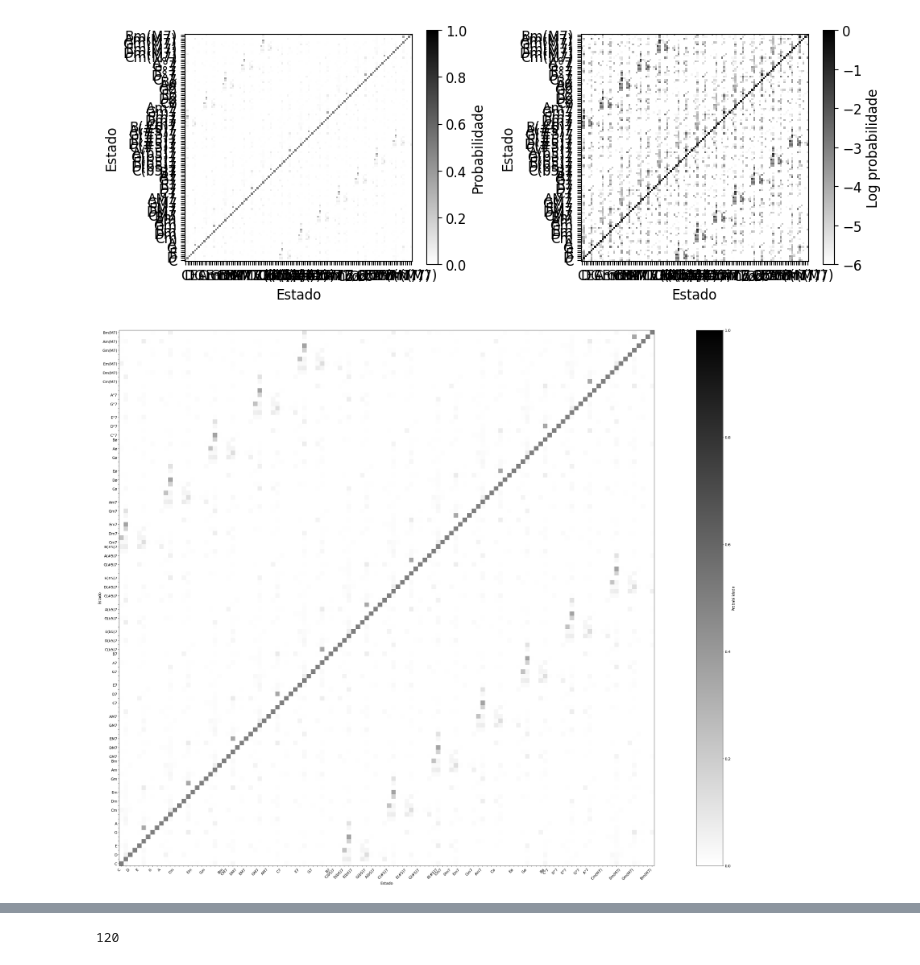
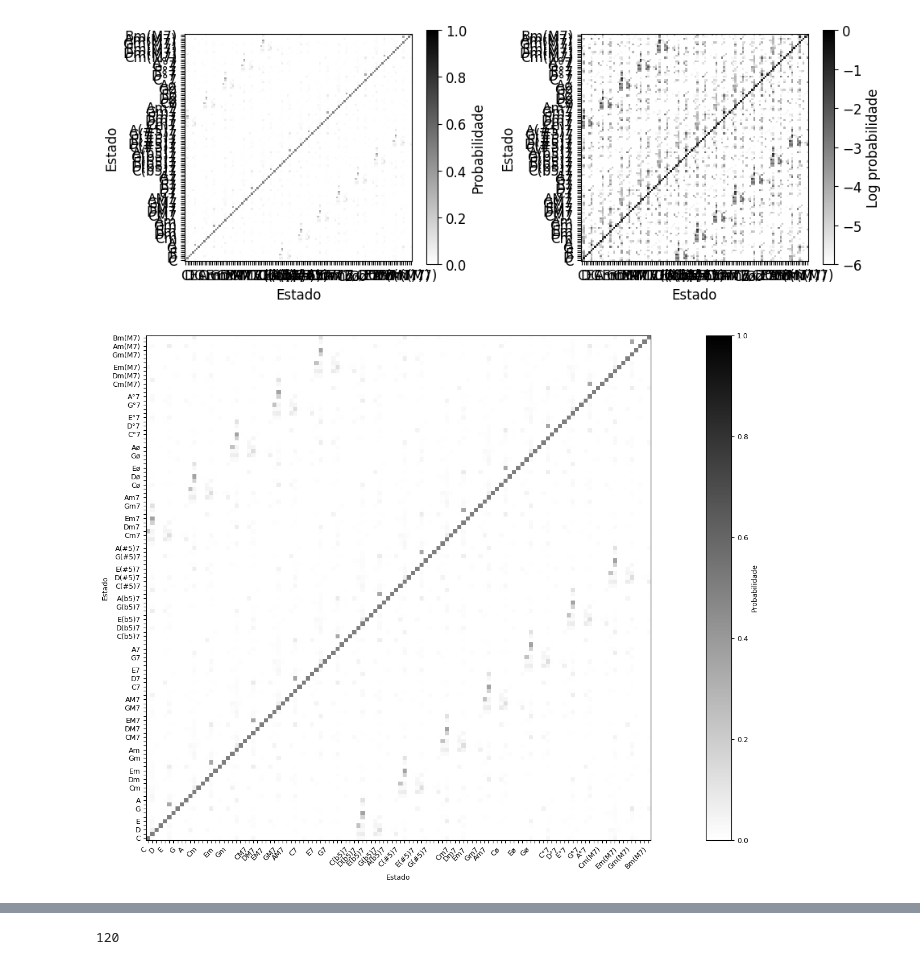
Before and after one commit to RodrigoPita/TCC, a Jupyter notebook: Initial Tests/batch_6.ipynb, the cells around one changed output, grey strips where cells are left out. Drawn from its saved outputs; the diff is of its cells as text; code cells hidden in the pictures.

```diff
--- a/Initial Tests/batch_6.ipynb
+++ b/Initial Tests/batch_6.ipynb
@@ -99,3 +99,6 @@ libfmp.b.plot_chromagram(X_dict_IIR[s], Fs=Fs_X_dict_IIR[s], ax=[ax],
 plt.tight_layout()
 # %% [output]
 [figure]
+# %%
+chord_labels = libfmp.c5.get_chord_labels(nonchord=False)
+plot_hmm_likelihood_matrix(fn_wav, fn_ann, color_ann, chord_labels, version='IIR')
@@ -532,16 +593,16 @@ def plot_transition_matrix(A, log=True, ax=None, figsize=(6, 5), title='',
     chord_labels_squeezed_1 = chord_labels.copy()
     chord_labels_squeezed_2 = chord_labels.copy()
     for k in [1, 3, 5, 6, 8, 10, 11, 13, 14, 15, 17, 18, 20, 21, 22,
-            25, 27, 29, 30, 32, 34, 35, 37, 38, 39, 41, 42, 44, 45, 46,
-            49, 51, 53, 54, 56, 58, 59, 61, 62, 63, 65, 66, 68, 69, 70,
-            73, 75, 77, 78, 80, 82, 83, 85, 86, 87, 89, 90, 92, 93, 94,
-            97, 99, 101, 102, 104, 106, 107, 109, 110, 111, 113, 114, 116, 117, 118]:
+            23, 25, 27, 29, 30, 32, 34, 35, 37, 38, 39, 41, 42, 44, 45, 46,
+            47, 49, 51, 53, 54, 56, 58, 59, 61, 62, 63, 65, 66, 68, 69, 70,
+            71, 73, 75, 77, 78, 80, 82, 83, 85, 86, 87, 89, 90, 92, 93, 94,
+            95, 97, 99, 101, 102, 104, 106, 107, 109, 110, 111, 113, 114, 116, 117, 118]:
         chord_labels_squeezed_1[k] = ''
     for k in [1, 3, 5, 6, 8, 10, 11, 13, 15, 17, 18, 20, 22,
-            25, 27, 29, 30, 32, 34, 35, 37, 39, 41, 42, 44, 46,
-            49, 51, 53, 54, 56, 58, 59, 61, 63, 65, 66, 68, 70,
-            73, 75, 77, 78, 80, 82, 83, 85, 87, 89, 90, 92, 94,
-            97, 99, 101, 102, 104, 106, 107, 109, 111, 113, 114, 116, 118]:
+            23, 25, 27, 29, 30, 32, 34, 35, 37, 39, 41, 42, 44, 46,
+            47, 49, 51, 53, 54, 56, 58, 59, 61, 63, 65, 66, 68, 70,
+            71, 73, 75, 77, 78, 80, 82, 83, 85, 87, 89, 90, 92, 94,
+            95, 97, 99, 101, 102, 104, 106, 107, 109, 111, 113, 114, 116, 118]:
         chord_labels_squeezed_2[k] = ''
 
     ax[0].set_xticks(np.arange(size_A))
@@ -571,13 +632,13 @@ plt.tight_layout()
 # %% [output]
 [figure]
 # %%
-plt.rcParams.update({'font.size': 14})
+plt.rcParams.update({'font.size': 9})
 fig, ax = plt.subplots(1, 1, gridspec_kw={'width_ratios': [1],
                                           'height_ratios': [1]},
-                       figsize=(45, 30))
+                       figsize=(20, 10))
 plt.xticks(rotation=45, ha="right")
 plot_transition_matrix(A_est, log=False, ax=[ax])
 plt.tight_layout()
 # %% [output]
-[figure, old version]
+[figure, new version]
 # %%
```
Also changed, not shown: parts of 5 cells of this notebook, 3 other files.
